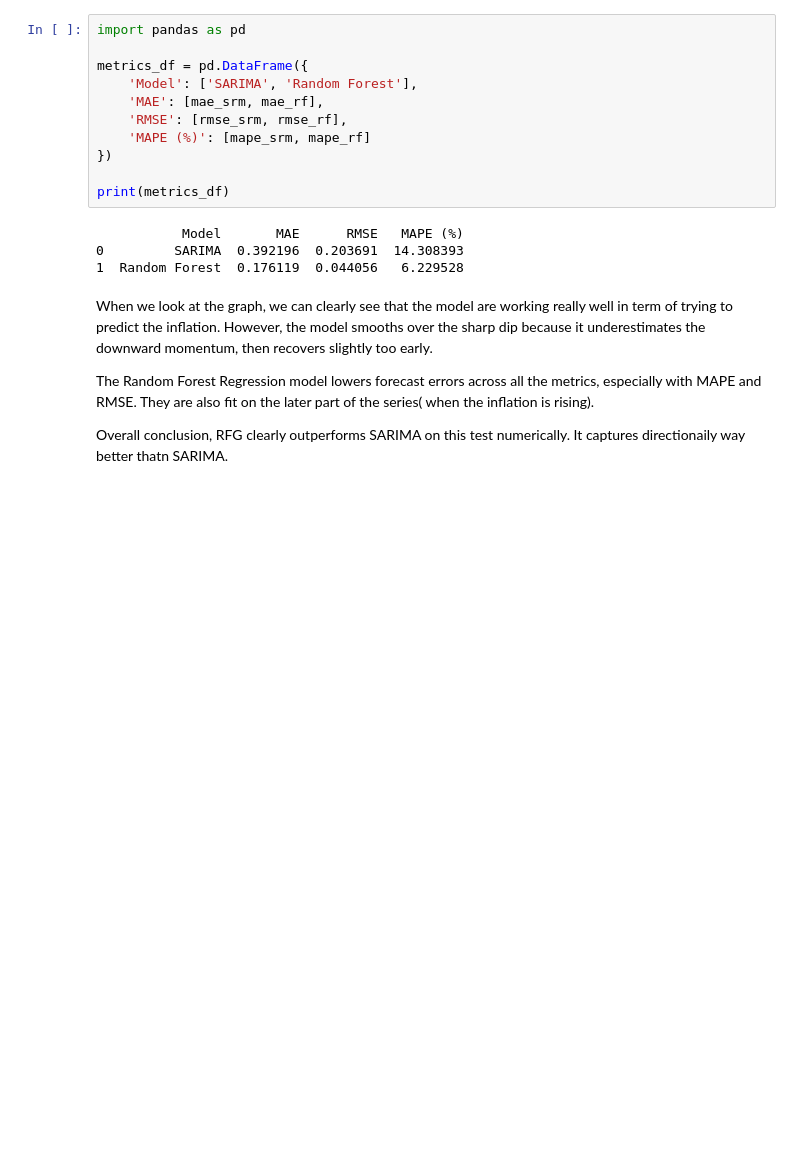
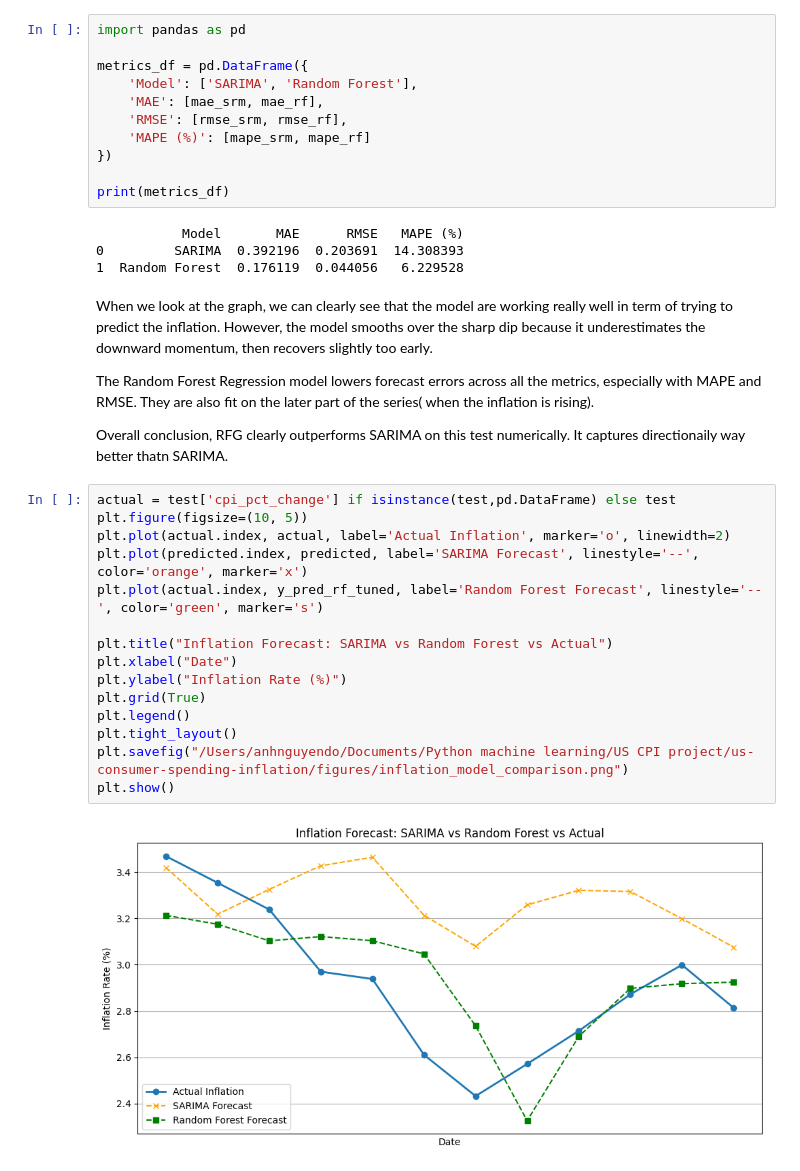
Before and after one commit to nguyen010103/us-consumer-spending-inflation, a Jupyter notebook: notebook/Prediction_01.ipynb, the cells around one changed output. Drawn from its saved outputs; the diff is of its cells as text; blank space fills up the shorter version.

```diff
--- a/notebook/Prediction_01.ipynb
+++ b/notebook/Prediction_01.ipynb
@@ -246,3 +246,20 @@ When we look at the graph, we can clearly see that the model are working really
 The Random Forest Regression model lowers forecast errors across all the metrics, especially with MAPE and RMSE. They are also fit on the later part of the series( when the inflation is rising).
 
 Overall conclusion, RFG clearly outperforms SARIMA on this test numerically. It captures directionaily way better thatn SARIMA.
+# %%
+actual = test['cpi_pct_change'] if isinstance(test,pd.DataFrame) else test
+plt.figure(figsize=(10, 5))
+plt.plot(actual.index, actual, label='Actual Inflation', marker='o', linewidth=2)
+plt.plot(predicted.index, predicted, label='SARIMA Forecast', linestyle='--', color='orange', marker='x')
+plt.plot(actual.index, y_pred_rf_tuned, label='Random Forest Forecast', linestyle='--', color='green', marker='s')
+
+plt.title("Inflation Forecast: SARIMA vs Random Forest vs Actual")
+plt.xlabel("Date")
+plt.ylabel("Inflation Rate (%)")
+plt.grid(True)
+plt.legend()
+plt.tight_layout()
+plt.savefig("/Users/anhnguyendo/Documents/Python machine learning/US CPI project/us-consumer-spending-inflation/figures/inflation_model_comparison.png")
+plt.show()
+# %% [output]
+[figure, added]
```
Also changed, not shown: parts of 3 cells of this notebook.
